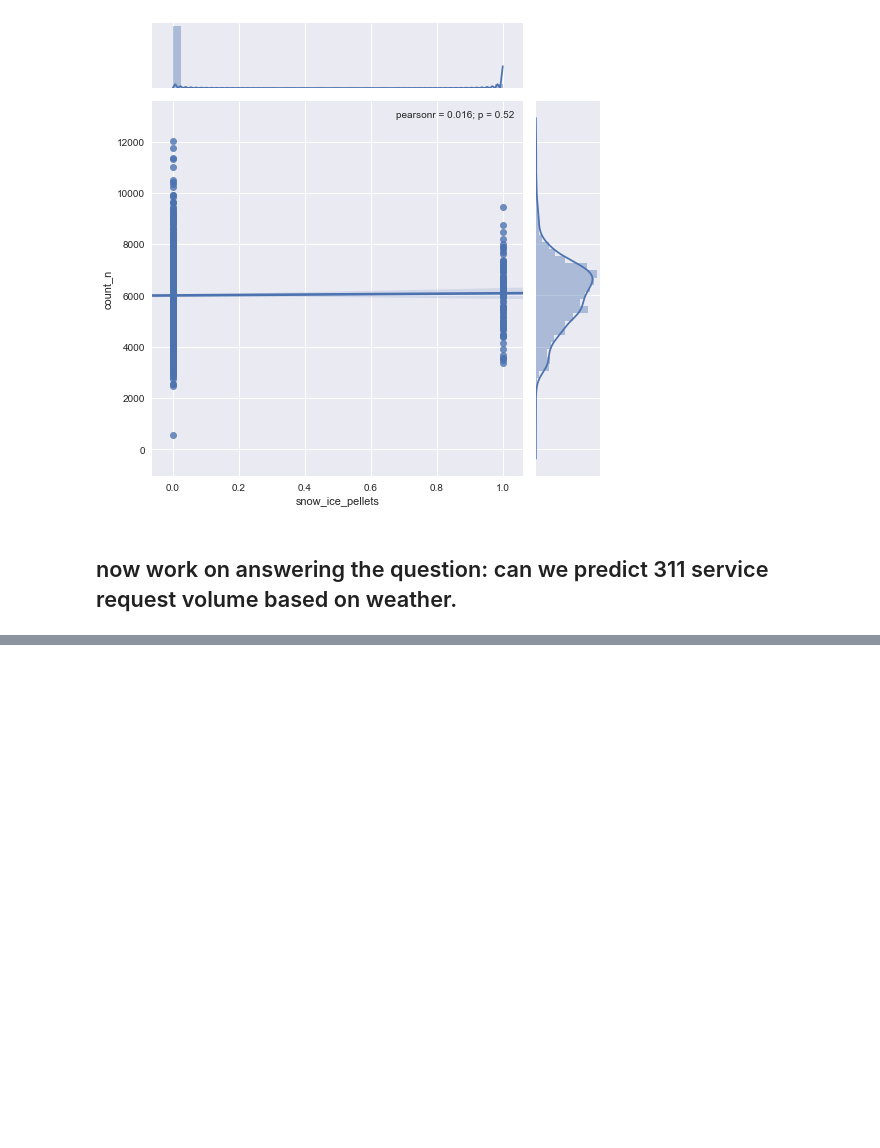
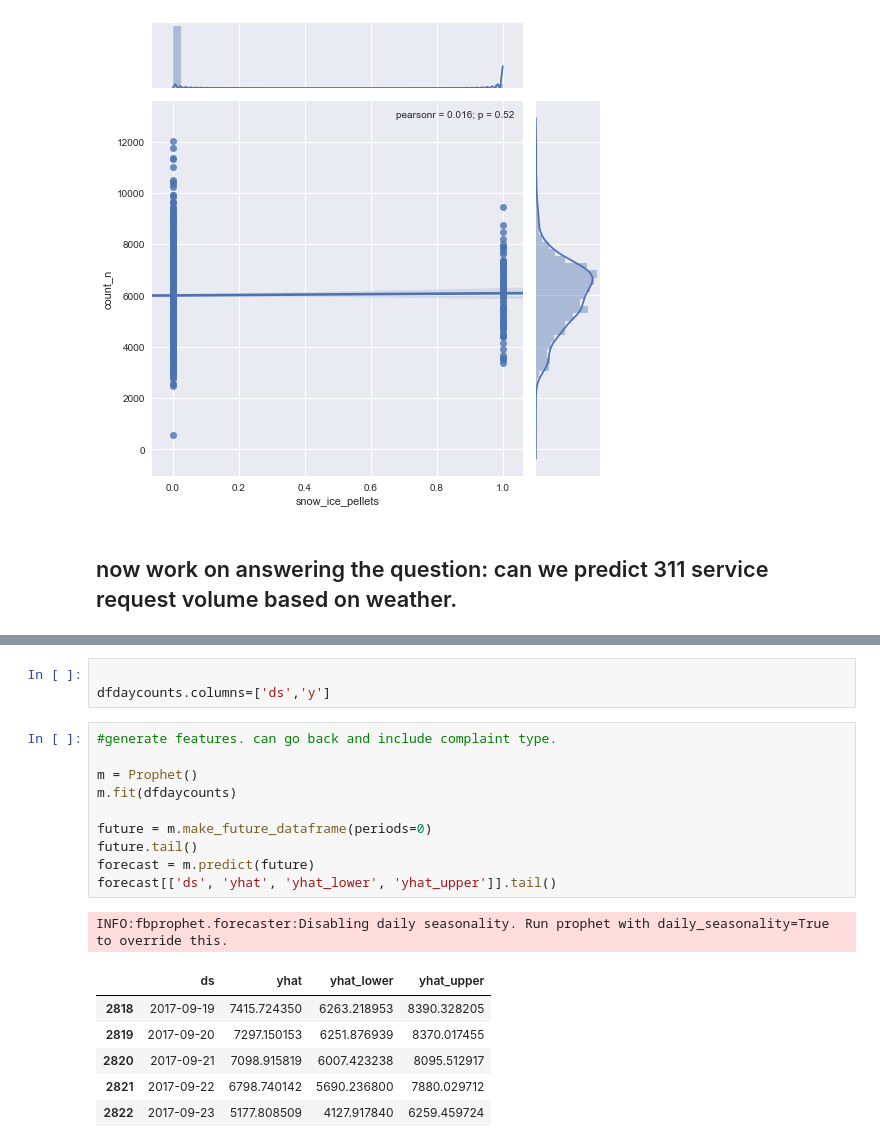
Before and after one commit to stephgline/open_data_challenge, a Jupyter notebook: weather_data_challenge.ipynb, the cells around one changed output, grey strips where cells are left out. Saved outputs shown, nothing was run; the diff lists cells and outputs as text; blank space fills up the shorter version.

```diff
--- a/weather_data_challenge.ipynb
+++ b/weather_data_challenge.ipynb
@@ -438,0 +453,21 @@ for i in columns:
+# %%
+
+dfdaycounts.columns=['ds','y']
+# %%
+#generate features. can go back and include complaint type.
+
+m = Prophet()
+m.fit(dfdaycounts)
+
+future = m.make_future_dataframe(periods=0)
+future.tail()
+forecast = m.predict(future)
+forecast[['ds', 'yhat', 'yhat_lower', 'yhat_upper']].tail()
+# %% [output]
+INFO:fbprophet.forecaster:Disabling daily seasonality. Run prophet with daily_seasonality=True to override this.
+|  | ds | yhat | yhat_lower | yhat_upper |
+| 2818 | 2017-09-19 | 7415.724350 | 6263.218953 | 8390.328205 |
+| 2819 | 2017-09-20 | 7297.150153 | 6251.876939 | 8370.017455 |
+| 2820 | 2017-09-21 | 7098.915819 | 6007.423238 | 8095.512917 |
+| 2821 | 2017-09-22 | 6798.740142 | 5690.236800 | 7880.029712 |
+| 2822 | 2017-09-23 | 5177.808509 | 4127.917840 | 6259.459724 |
```
Also changed, not shown: parts of 9 cells of this notebook.
